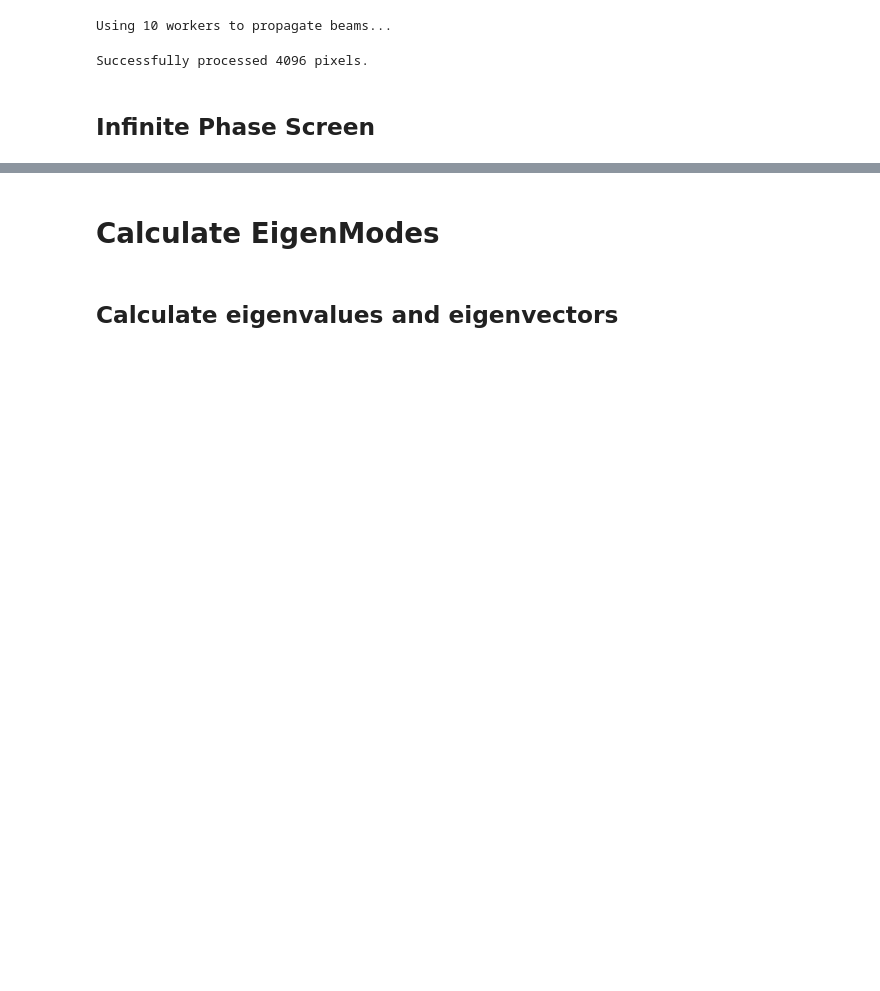
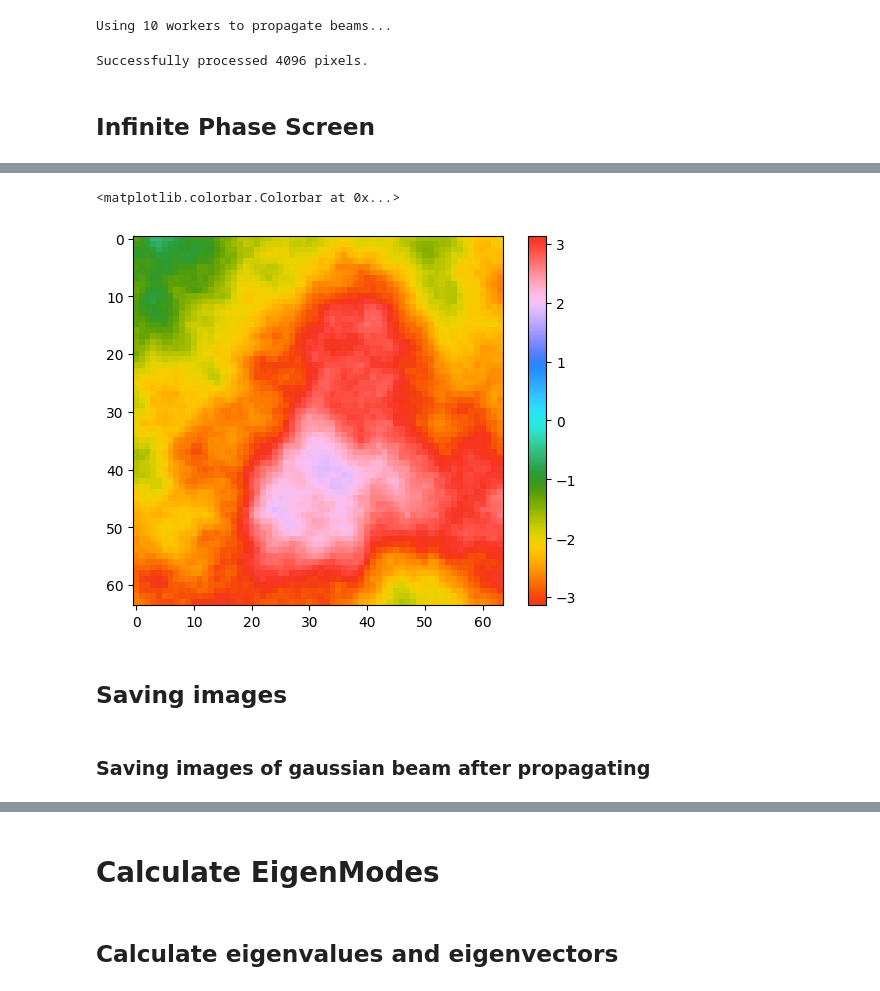
Before and after one commit to LukasScarfe/Eigen, a Jupyter notebook: eigenmodes.ipynb, the cells around one changed output, grey strips where cells are left out. Drawn from its saved outputs; the diff is of its cells as text; code cells hidden in the pictures; blank space fills up the shorter version.

```diff
--- a/eigenmodes.ipynb
+++ b/eigenmodes.ipynb
@@ -268,3 +288,9 @@ plt.colorbar()
+# %%
+plt.imshow(wrap_to_pi(inf_ps2), cmap=pmap, vmin=-np.pi, vmax=np.pi)
+plt.colorbar()
+# %% [output]
+<matplotlib.colorbar.Colorbar at 0x...>
+[figure, added]
 # %%
 # PSUEDO CODE for adding phase screens incrementally and propagating a beam through them
 
@@ -276,3 +302,7 @@ plt.colorbar()
 #     inf_ps3 = PhaseScreenKolmogorov.add_row(inf_ps)
 
 #     plt.savefig(plotBeam(propChannel(beam,z,abbs)))
+# %% [markdown]
+## Saving images
+# %% [markdown]
+### Saving images of gaussian beam after propagating
```
Also changed, not shown: parts of 14 cells of this notebook, 2 other files.
